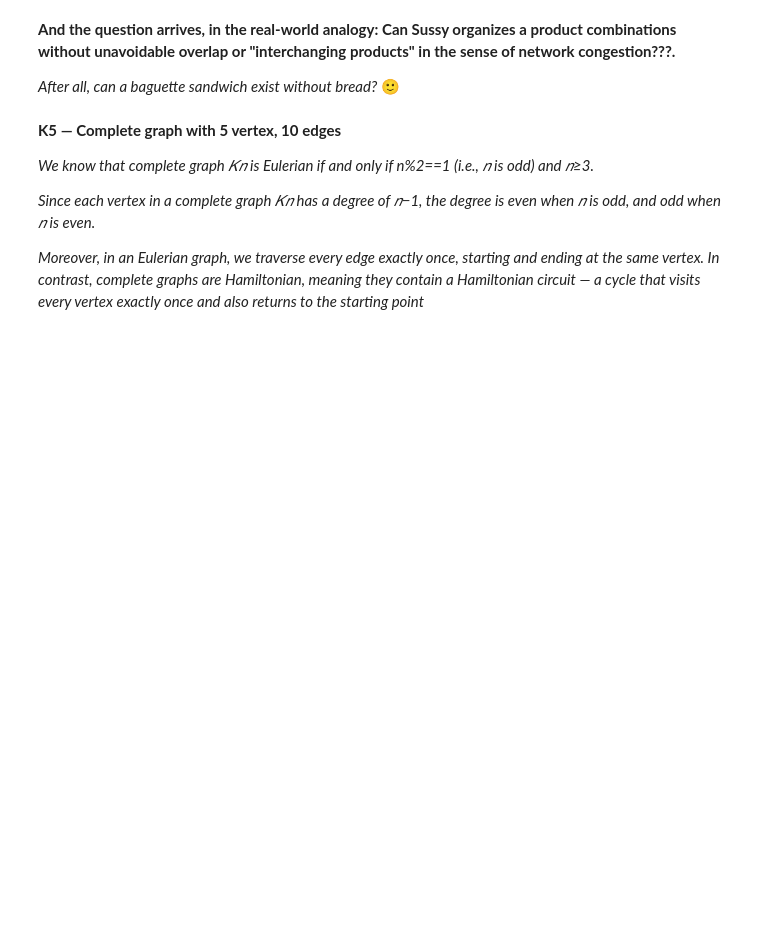
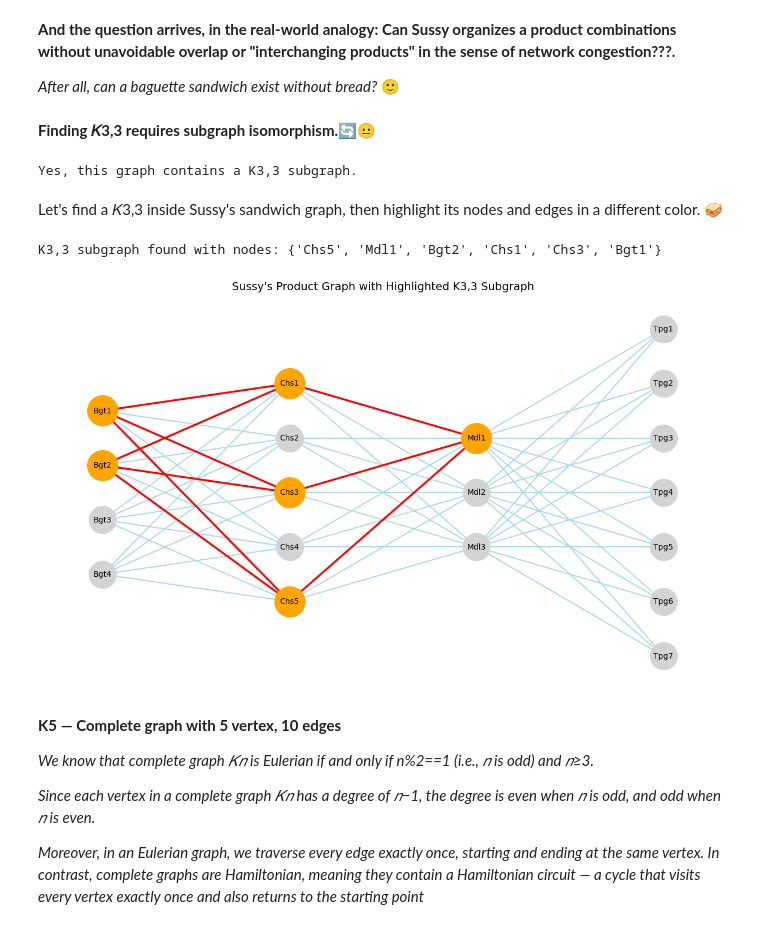
Before and after one commit to MarieGutiz/SCAnalysis, a Jupyter notebook: kuratowski_s_special_graphs.ipynb, the cells around one changed output. Drawn from its saved outputs; the diff is of its cells as text; code cells hidden in the pictures; blank space fills up the shorter version.

Commit message:
Sussy's Product Graph with Highlighted K3,3 Subgraph.

```diff
--- a/kuratowski_s_special_graphs.ipynb
+++ b/kuratowski_s_special_graphs.ipynb
@@ -181,6 +181,86 @@ This graph contains a K3,3 subgraph (non-planar by Kuratowski).
 **And the question arrives, in the real-world analogy: Can Sussy organizes a product combinations without unavoidable overlap or "interchanging products" in the sense of network congestion???.**
 
 *After all, can a baguette sandwich exist without bread?* 🙂
+# %% [markdown]
+**Finding 𝐾3,3 requires subgraph isomorphism.**🔄😐
+# %%
+import networkx as nx
+
+# Define K3,3
+K33 = nx.complete_bipartite_graph(3, 3)
+
+#Recreate the graph, with the above info from Sussy's net
+G = nx.Graph()
+for i in range(len(layers) - 1):
+    for u in layers[i]:
+        for v in layers[i + 1]:
+            G.add_edge(u, v)
+
+# Subgraph isomorphism search
+from networkx.algorithms import isomorphism
+
+GM = isomorphism.GraphMatcher(G, K33)#Use GraphMatcher to check isomporphism
+if GM.subgraph_is_isomorphic():
+    print("Yes, this graph contains a K3,3 subgraph.")
+else:
+    print("No K3,3 subgraph found.")
+# %% [output]
+Yes, this graph contains a K3,3 subgraph.
+# %% [markdown]
+Let's find a 𝐾3,3 inside Sussy's sandwich graph, then highlight its nodes and edges in a different color. 🥪
+# %%
+import networkx as nx
+import matplotlib.pyplot as plt
+from networkx.algorithms import isomorphism
+
+# --- Subgraph isomorphism search ---
+GM = isomorphism.GraphMatcher(G, K33)
+found = GM.subgraph_is_isomorphic()
+
+if found:
+    mapping = next(GM.subgraph_isomorphisms_iter())
+    k33_nodes = set(mapping.keys())
+    k33_edges = [(u, v) for u, v in G.edges() if u in k33_nodes and v in k33_nodes]
+    print("K3,3 subgraph found with nodes:", k33_nodes)
+else:
+    print("No K3,3 subgraph found.")
+    k33_nodes, k33_edges = set(), []
+
+# --- Compute layered layout ---
+pos = {}
+x_spacing = 2
+for layer_idx, layer in enumerate(layers):
+    y_offset = len(layer) / 2
+    for j, node in enumerate(layer):
+        pos[node] = (layer_idx * x_spacing, y_offset - j)
+
+# --- Draw full graph ---
+plt.figure(figsize=(12, 7))
+nx.draw(G, pos,
+        with_labels=True,
+        node_color="lightgray",
+        node_size=1200,
+        edge_color="lightblue",
+        width=1.5,
+        font_size=10)
+
+# --- Highlight K3,3 subgraph ---
+if found:
+    nx.draw_networkx_nodes(G, pos,
+                           nodelist=k33_nodes,
+                           node_color="orange",
+                           node_size=1500)
+    nx.draw_networkx_edges(G, pos,
+                           edgelist=k33_edges,
+                           edge_color="red",
+                           width=2.5)
+
+plt.title("Sussy's Product Graph with Highlighted K3,3 Subgraph", fontsize=14)
+plt.axis("off")
+plt.show()
+# %% [output]
+K3,3 subgraph found with nodes: {'Chs5', 'Mdl1', 'Bgt2', 'Chs1', 'Chs3', 'Bgt1'}
+[figure, added]
 # %% [markdown]
 **K5 — Complete graph with 5 vertex, 10 edges**
 
```
